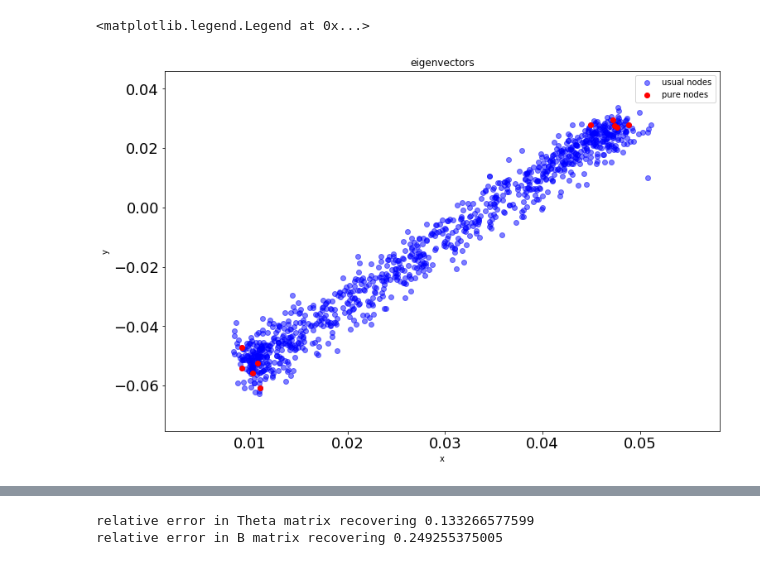
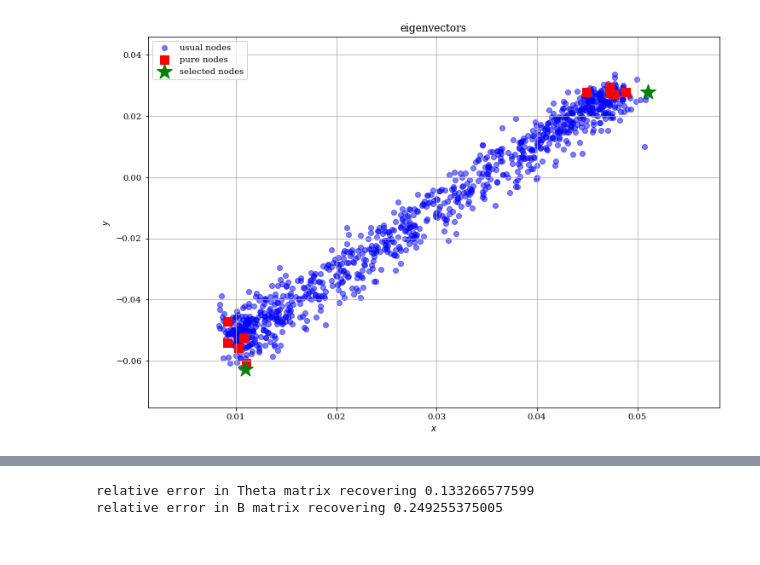
Before and after one commit to stat-ml/SPOC, a Jupyter notebook: examples/example.ipynb, the cells around one changed output, grey strips where cells are left out. Cells and saved outputs as stored; diff of their text form; code cells hidden in the pictures.

```diff
--- a/examples/example.ipynb
+++ b/examples/example.ipynb
@@ -4,10 +4,7 @@ import pandas as pd
 from spoc import generate_spoc_model as gen_model
 from spoc import spoc
 import matplotlib.pyplot as plt
-import matplotlib
-matplotlib.rc('xtick', labelsize=18)
-matplotlib.rc('ytick', labelsize=18)
-matplotlib.rcParams.update({'font.size': 18})
+import example_utils
 
 from tqdm import tqdm_notebook
 from IPython.display import clear_output, display
@@ -28,32 +28,19 @@ pure_inds = list(range(10))
 # %%
-### Now let's generate some toy examples
-### Firstly, generate Theta matrix
 Theta = gen_model.generate_theta(n_nodes,
                                 n_clusters,
                                 pnn,
-                                pure_nodes_indices =
-                                pure_inds,
+                                pure_nodes_indices=pure_inds,
                                 seed=42)
 ### Fix B matrix
 B = np.array([[0.7, 0], [0, 0.3]])
 P = Theta.dot(B).dot(Theta.T)
 
 ### Finally, create adjacency matrix
 ### from P matrix via Bernoulli distribution
 A = gen_model.P_to_A(P)
 
-### Draw 2 eigenvectors corresponding
-### to the 2 largest eigenvalues
-U, L = spoc.SPOC._get_U_L(A, n_clusters)
-plt.figure(figsize=(12, 8))
-plt.xlabel("x")
-plt.ylabel("y")
-plt.scatter(U[:, 0], U[:, 1], c='b', alpha=0.5,
-           label='usual nodes')
-plt.scatter(U[pure_inds, 0], U[pure_inds, 1], c='r',
-            alpha=1, label='pure nodes')
-plt.title('eigenvectors')
-plt.legend()
+example_utils.plot_spectrum(A, n_clusters,
+                            pure_inds=pure_inds,
+                            draw_selected=True)
 # %% [output]
-<matplotlib.legend.Legend at 0x...>
-[figure, old version]
+[figure, new version]
```
Also changed, not shown: parts of 15 cells of this notebook, 6 other files.
